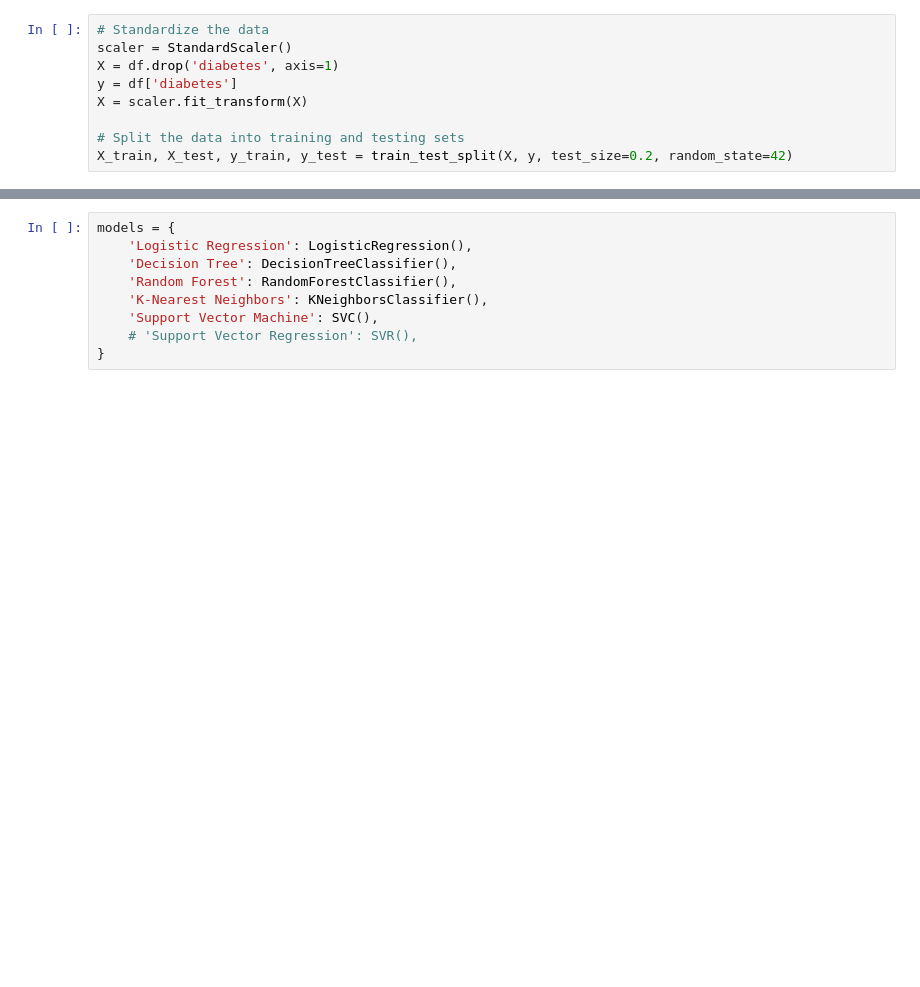
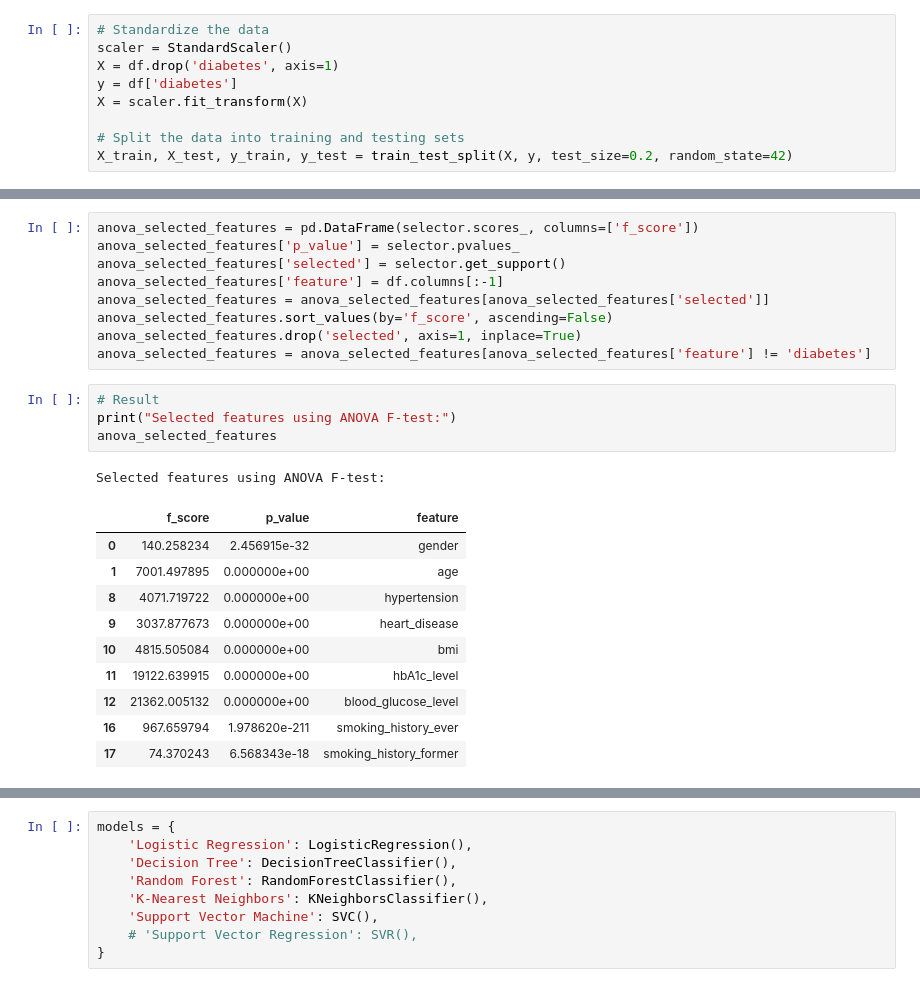
Before and after one commit to joiceocrisa/final-project-datmin, a Jupyter notebook: tugas.ipynb, the cells around one changed output, grey strips where cells are left out. Saved outputs shown, nothing was run; the diff lists cells and outputs as text; blank space fills up the shorter version.

```diff
--- a/tugas.ipynb
+++ b/tugas.ipynb
@@ -377,0 +368,25 @@ plt.show()
+# %%
+anova_selected_features = pd.DataFrame(selector.scores_, columns=['f_score'])
+anova_selected_features['p_value'] = selector.pvalues_
+anova_selected_features['selected'] = selector.get_support()
+anova_selected_features['feature'] = df.columns[:-1]
+anova_selected_features = anova_selected_features[anova_selected_features['selected']]
+anova_selected_features.sort_values(by='f_score', ascending=False)
+anova_selected_features.drop('selected', axis=1, inplace=True)
+anova_selected_features = anova_selected_features[anova_selected_features['feature'] != 'diabetes']
+# %%
+# Result
+print("Selected features using ANOVA F-test:")
+anova_selected_features
+# %% [output]
+Selected features using ANOVA F-test:
+|  | f_score | p_value | feature |
+| 0 | 140.258234 | 2.456915e-32 | gender |
+| 1 | 7001.497895 | 0.000000e+00 | age |
+| 8 | 4071.719722 | 0.000000e+00 | hypertension |
+| 9 | 3037.877673 | 0.000000e+00 | heart_disease |
+| 10 | 4815.505084 | 0.000000e+00 | bmi |
+| 11 | 19122.639915 | 0.000000e+00 | hbA1c_level |
+| 12 | 21362.005132 | 0.000000e+00 | blood_glucose_level |
+| 16 | 967.659794 | 1.978620e-211 | smoking_history_ever |
+| 17 | 74.370243 | 6.568343e-18 | smoking_history_former |
```
Also changed, not shown: parts of 22 cells of this notebook, 1 other file.
